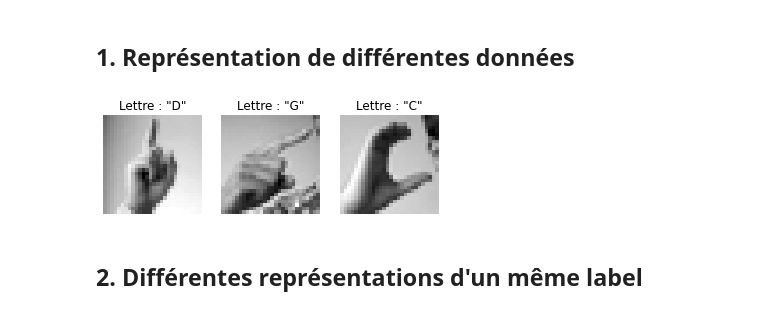
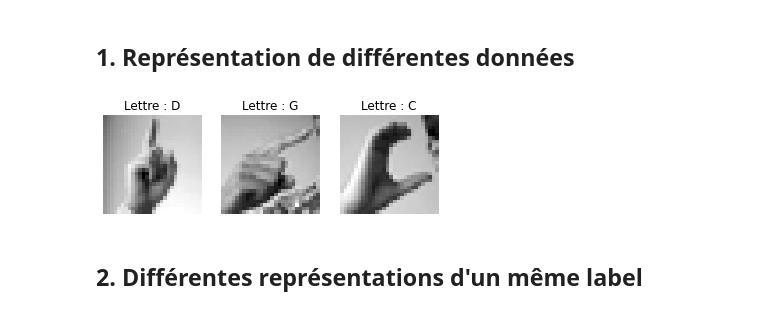
Before and after one commit to nelly-lam/Projet_Reconnaissance_Langue_Des_Signes, a Jupyter notebook: main.ipynb, the cells around one changed output. Saved outputs shown, nothing was run; the diff lists cells and outputs as text; code cells hidden in the pictures.

```diff
--- a/main.ipynb
+++ b/main.ipynb
@@ -72,16 +70,16 @@ def get_letter_at_idx(idx):
 # %%
 nb_displayed_dataset = 3
 fig, ax = plt.subplots(1, nb_displayed_dataset)                         # creation de 3 subplots horizontaux
 
 for i in range(nb_displayed_dataset):
     label_idx = int(y[i])                                               # on récupère l'indice alphabetique lié à la donnée
-    letter_rep = chr(ord('A') + label_idx)                              # on transforme l'indice en lettre (eg. indice 0 devient 'A')
+    letter_rep = chr(ord("A") + label_idx)                              # on transforme l'indice en lettre (eg. indice 0 devient 'A')
     ax[i].set_axis_off()                                                # on cache les axes
-    ax[i].set_title(f'Lettre : "{letter_rep}"')                         # on affiche la lettre dans le titre
+    ax[i].set_title(f"Lettre : {letter_rep}")                           # on affiche la lettre dans le titre
     ax[i].imshow(X[i].reshape(dim_repre, dim_repre), cm.gray)           # on affiche l'image sous la forme de nuance de gris en
                                                                         #  transformant la matrice linéaire en matrice carré
 # %% [output]
-[figure, old version]
+[figure, new version]
 # %% [markdown]
 ## 2. Différentes représentations d'un même label
 # %%
```
Also changed, not shown: parts of 60 cells of this notebook, 2 other files.
